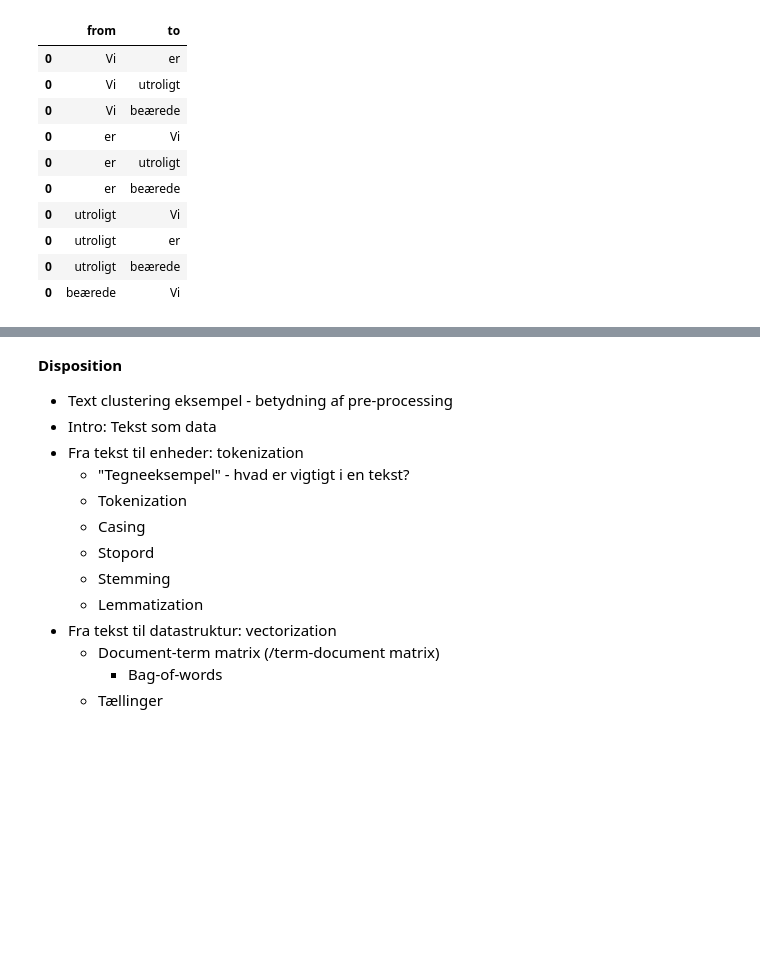
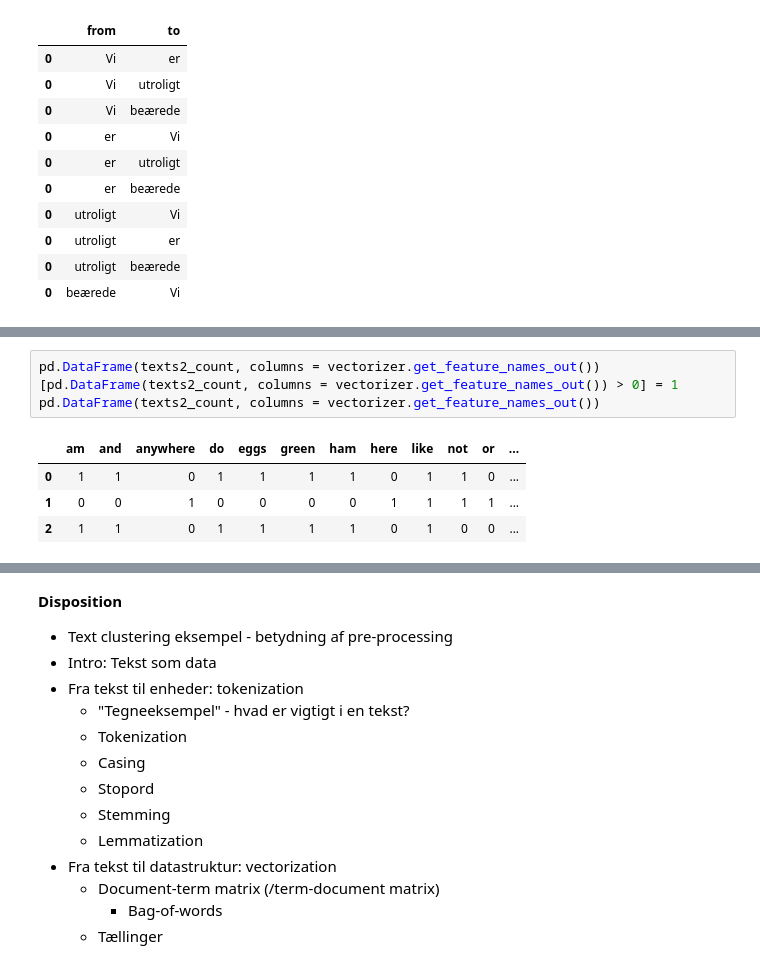
Before and after one commit to quasidemic/course_sds-I, a Jupyter notebook: sessions/09_clean-text/notebooks/clean-text_slides.ipynb, the cells around one changed output, grey strips where cells are left out. Saved outputs shown, nothing was run; the diff lists cells and outputs as text; blank space fills up the shorter version.

```diff
--- a/sessions/09_clean-text/notebooks/clean-text_slides.ipynb
+++ b/sessions/09_clean-text/notebooks/clean-text_slides.ipynb
@@ -79,0 +106,8 @@ df.head(10)
+# %%
+pd.DataFrame(texts2_count, columns = vectorizer.get_feature_names_out())[pd.DataFrame(texts2_count, columns = vectorizer.get_feature_names_out()) > 0] = 1
+pd.DataFrame(texts2_count, columns = vectorizer.get_feature_names_out())
+# %% [output]
+|  | am | and | anywhere | do | eggs | green | ham | here | like | not | or | ... |
+| 0 | 1 | 1 | 0 | 1 | 1 | 1 | 1 | 0 | 1 | 1 | 0 | ... |
+| 1 | 0 | 0 | 1 | 0 | 0 | 0 | 0 | 1 | 1 | 1 | 1 | ... |
+| 2 | 1 | 1 | 0 | 1 | 1 | 1 | 1 | 0 | 1 | 0 | 0 | ... |
```
Also changed, not shown: parts of 15 cells of this notebook, 1 other file.
